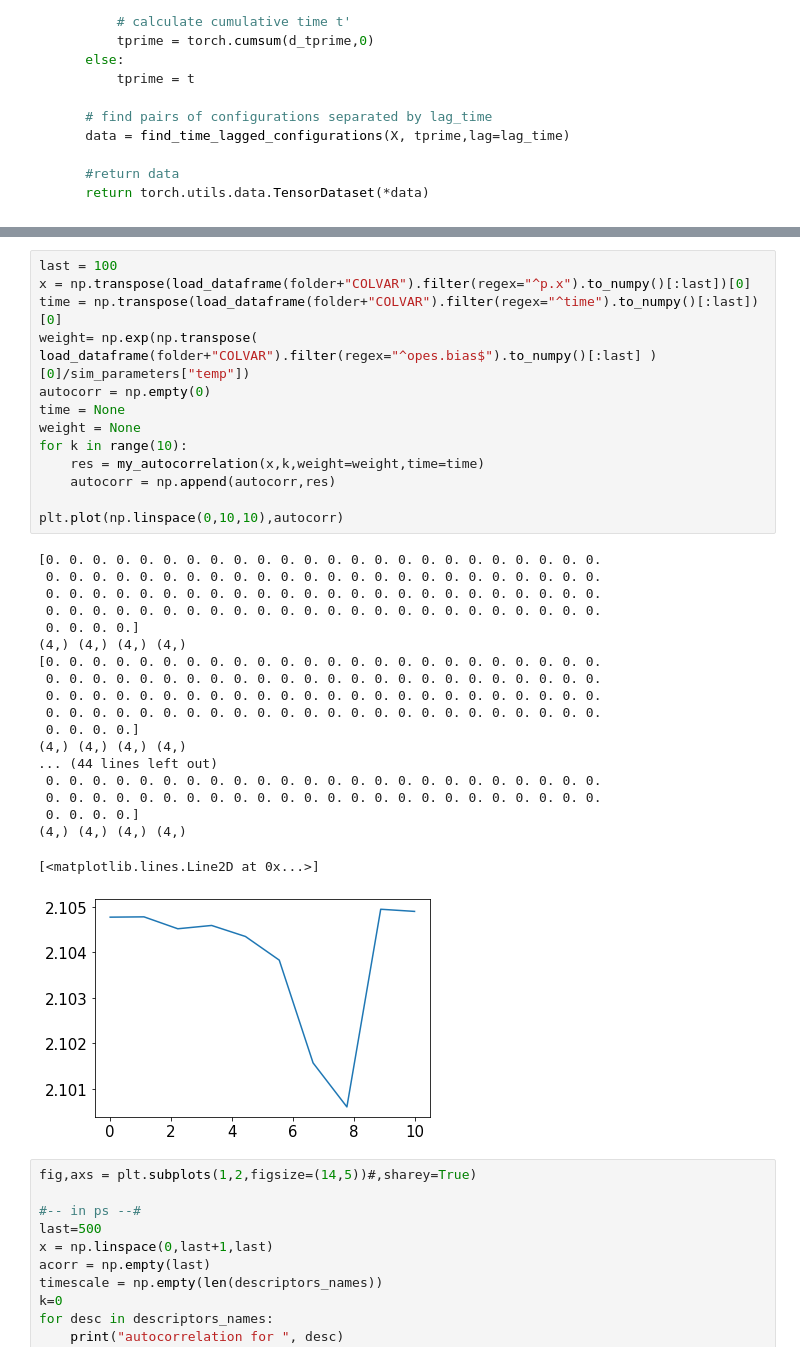
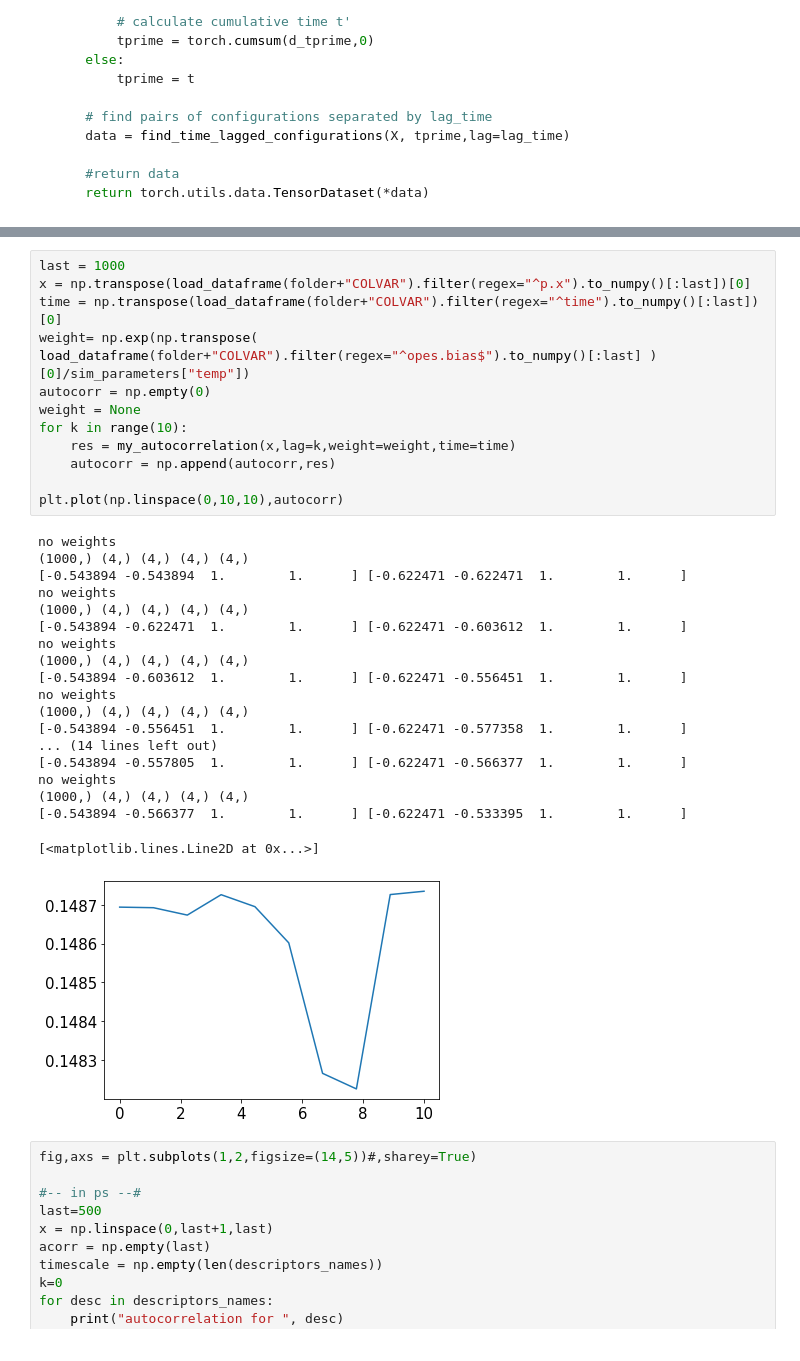
Before and after one commit to nicolopedrani/Hyper-TICA, a Jupyter notebook: Toy_Model/Bias.ipynb, the cells around one changed output, grey strips where cells are left out. Drawn from its saved outputs; the diff is of its cells as text.

```diff
--- a/Toy_Model/Bias.ipynb
+++ b/Toy_Model/Bias.ipynb
@@ -393,38 +395,37 @@ def my_autocorrelation(x,lag,weight=None,time=None):
 
     return autocorr
 # %%
-last = 100
+last = 1000
 x = np.transpose(load_dataframe(folder+"COLVAR").filter(regex="^p.x").to_numpy()[:last])[0]
 time = np.transpose(load_dataframe(folder+"COLVAR").filter(regex="^time").to_numpy()[:last])[0]
 weight= np.exp(np.transpose( load_dataframe(folder+"COLVAR").filter(regex="^opes.bias$").to_numpy()[:last] )[0]/sim_parameters["temp"])
 autocorr = np.empty(0)
-time = None
 weight = None
 for k in range(10):
-    res = my_autocorrelation(x,k,weight=weight,time=time)
+    res = my_autocorrelation(x,lag=k,weight=weight,time=time)
     autocorr = np.append(autocorr,res)
 
 plt.plot(np.linspace(0,10,10),autocorr)
 # %% [output]
-[0. 0. 0. 0. 0. 0. 0. 0. 0. 0. 0. 0. 0. 0. 0. 0. 0. 0. 0. 0. 0. 0. 0. 0.
- 0. 0. 0. 0. 0. 0. 0. 0. 0. 0. 0. 0. 0. 0. 0. 0. 0. 0. 0. 0. 0. 0. 0. 0.
- 0. 0. 0. 0. 0. 0. 0. 0. 0. 0. 0. 0. 0. 0. 0. 0. 0. 0. 0. 0. 0. 0. 0. 0.
- 0. 0. 0. 0. 0. 0. 0. 0. 0. 0. 0. 0. 0. 0. 0. 0. 0. 0. 0. 0. 0. 0. 0. 0.
- 0. 0. 0. 0.]
-(4,) (4,) (4,) (4,)
-[0. 0. 0. 0. 0. 0. 0. 0. 0. 0. 0. 0. 0. 0. 0. 0. 0. 0. 0. 0. 0. 0. 0. 0.
- 0. 0. 0. 0. 0. 0. 0. 0. 0. 0. 0. 0. 0. 0. 0. 0. 0. 0. 0. 0. 0. 0. 0. 0.
- 0. 0. 0. 0. 0. 0. 0. 0. 0. 0. 0. 0. 0. 0. 0. 0. 0. 0. 0. 0. 0. 0. 0. 0.
- 0. 0. 0. 0. 0. 0. 0. 0. 0. 0. 0. 0. 0. 0. 0. 0. 0. 0. 0. 0. 0. 0. 0. 0.
- 0. 0. 0. 0.]
-(4,) (4,) (4,) (4,)
-... (44 lines left out)
- 0. 0. 0. 0. 0. 0. 0. 0. 0. 0. 0. 0. 0. 0. 0. 0. 0. 0. 0. 0. 0. 0. 0. 0.
- 0. 0. 0. 0. 0. 0. 0. 0. 0. 0. 0. 0. 0. 0. 0. 0. 0. 0. 0. 0. 0. 0. 0. 0.
- 0. 0. 0. 0.]
-(4,) (4,) (4,) (4,)
+no weights
+(1000,) (4,) (4,) (4,) (4,)
+[-0.543894 -0.543894  1.        1.      ] [-0.622471 -0.622471  1.        1.      ]
+no weights
+(1000,) (4,) (4,) (4,) (4,)
+[-0.543894 -0.622471  1.        1.      ] [-0.622471 -0.603612  1.        1.      ]
+no weights
+(1000,) (4,) (4,) (4,) (4,)
+[-0.543894 -0.603612  1.        1.      ] [-0.622471 -0.556451  1.        1.      ]
+no weights
+(1000,) (4,) (4,) (4,) (4,)
+[-0.543894 -0.556451  1.        1.      ] [-0.622471 -0.577358  1.        1.      ]
+... (14 lines left out)
+[-0.543894 -0.557805  1.        1.      ] [-0.622471 -0.566377  1.        1.      ]
+no weights
+(1000,) (4,) (4,) (4,) (4,)
+[-0.543894 -0.566377  1.        1.      ] [-0.622471 -0.533395  1.        1.      ]
 [<matplotlib.lines.Line2D at 0x...>]
-[figure, old version]
+[figure, new version]
 # %%
 fig,axs = plt.subplots(1,2,figsize=(14,5))#,sharey=True)
 
```
Also changed, not shown: parts of 1 cell of this notebook.
